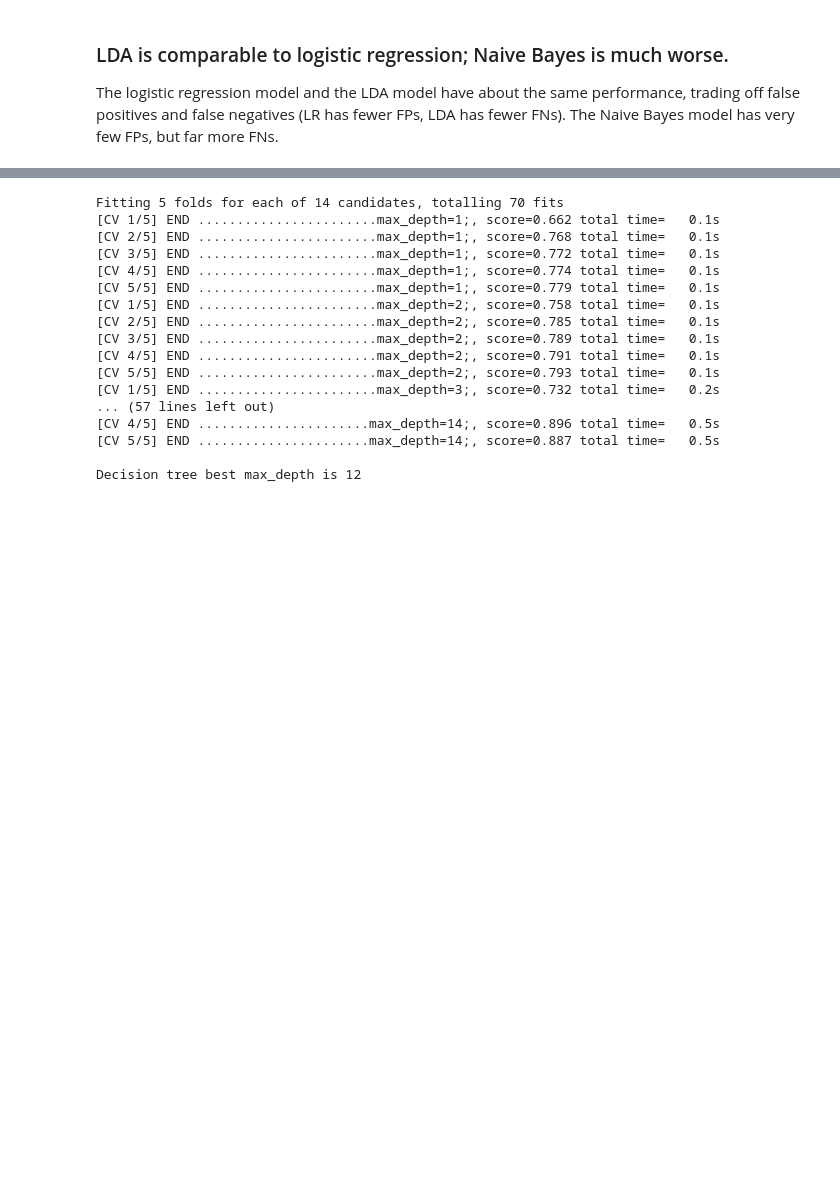
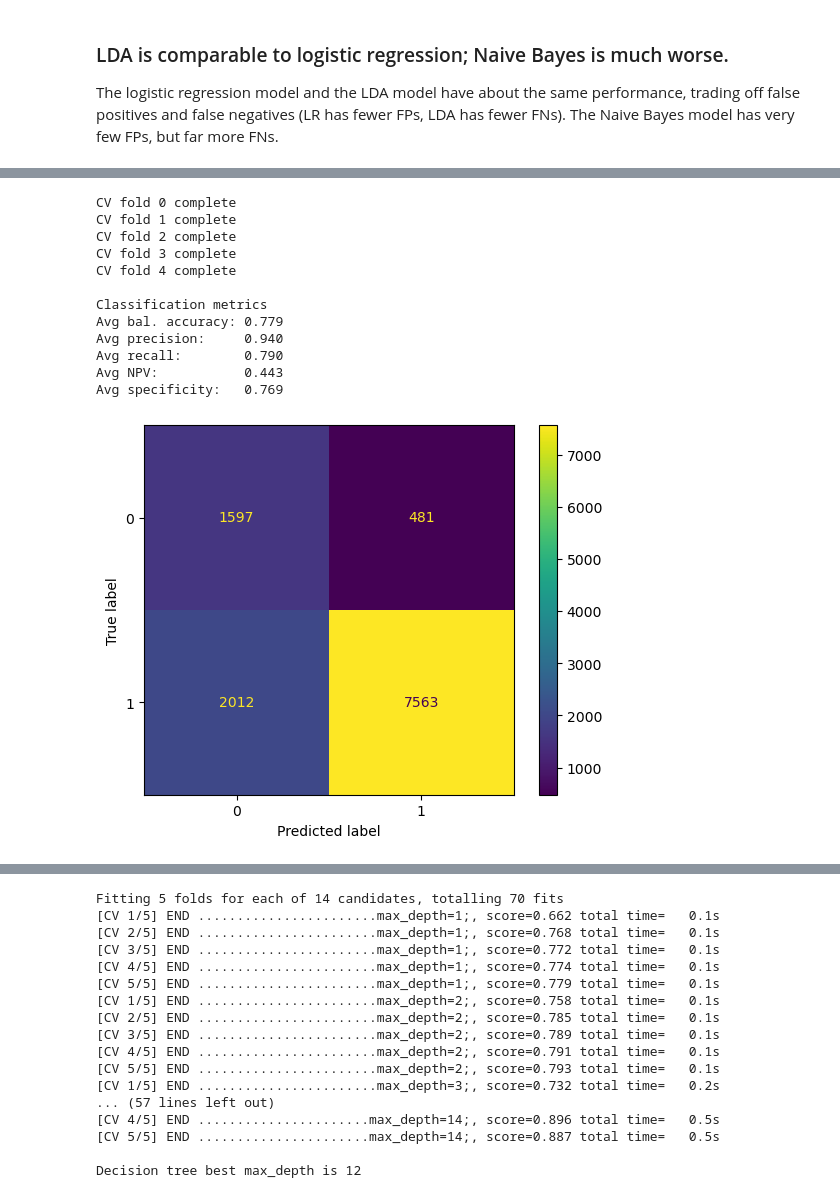
Before and after one commit to aapandy2/predicting_nba_player_retention, a Jupyter notebook: ModelSelection.ipynb, the cells around one changed output, grey strips where cells are left out. Drawn from its saved outputs; the diff is of its cells as text; code cells hidden in the pictures; blank space fills up the shorter version.

```diff
--- a/ModelSelection.ipynb
+++ b/ModelSelection.ipynb
@@ -261,0 +365,19 @@ The logistic regression model and the LDA model have about the same performance,
+# %%
+#now do QDA
+qda = Pipeline([("scale", StandardScaler()), ("pca", PCA(32)), ("qda", QuadraticDiscriminantAnalysis())])
+
+crossValidation(qda)
+# %% [output]
+CV fold 0 complete
+CV fold 1 complete
+CV fold 2 complete
+CV fold 3 complete
+CV fold 4 complete
+
+Classification metrics
+Avg bal. accuracy: 0.779
+Avg precision:     0.940
+Avg recall:        0.790
+Avg NPV:           0.443
+Avg specificity:   0.769
+[figure, added]
```
Also changed, not shown: parts of 10 cells of this notebook.
